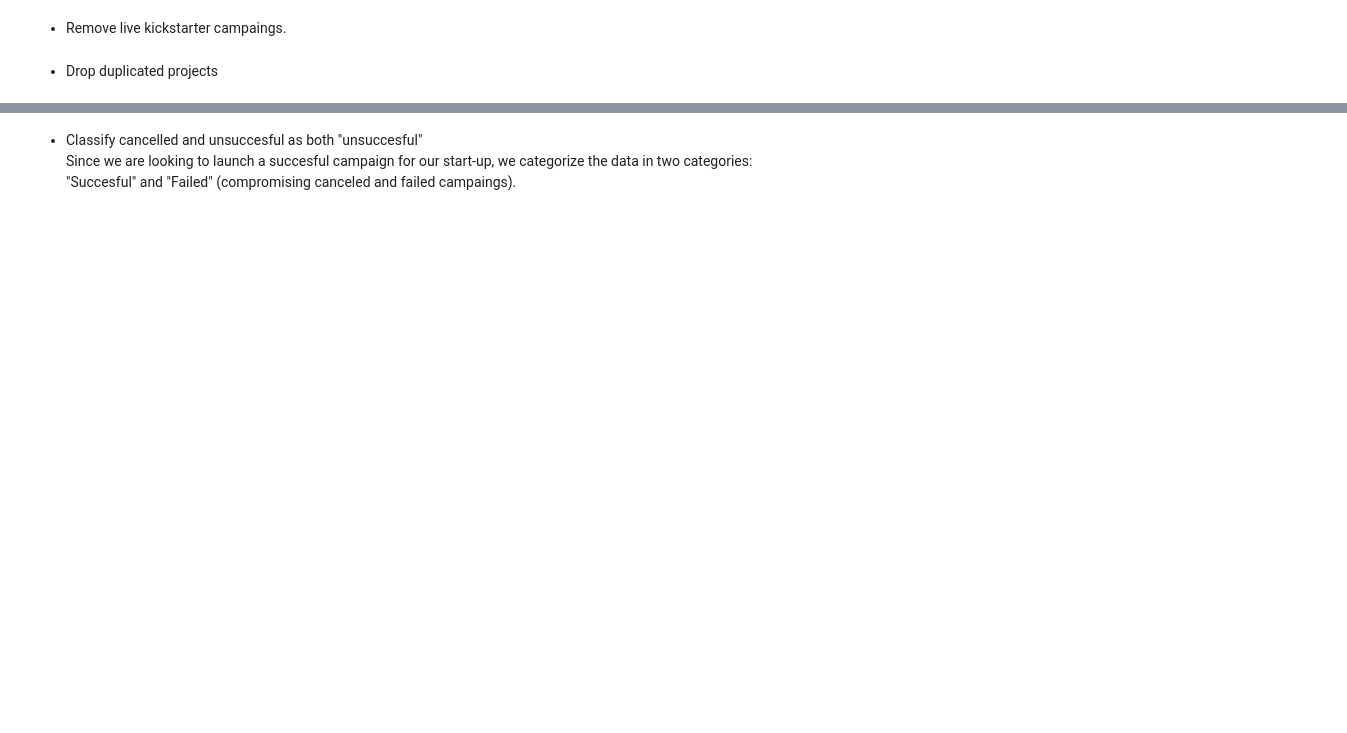
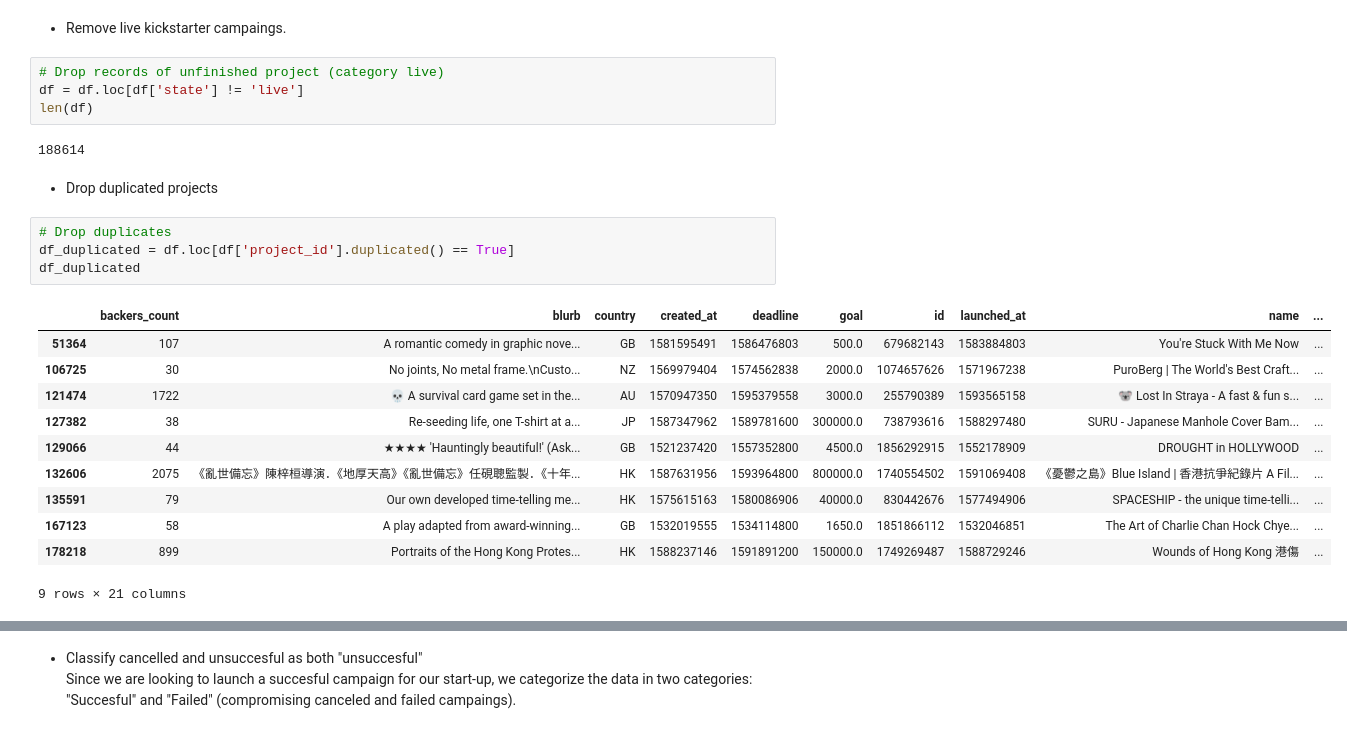
Before and after one commit to Rianne89/Kickstarter_analysis, a Jupyter notebook: Project 4-Kickstarter.ipynb, the cells around one changed output, grey strips where cells are left out. Saved outputs shown, nothing was run; the diff lists cells and outputs as text; blank space fills up the shorter version.

```diff
--- a/Project 4-Kickstarter.ipynb
+++ b/Project 4-Kickstarter.ipynb
@@ -69,4 +74,26 @@ df[['created_at','deadline', 'launched_at', 'state_changed_at']].apply(pd.to_dat
 # %% [markdown]
 - Remove live kickstarter campaings.
+# %%
+# Drop records of unfinished project (category live)
+df = df.loc[df['state'] != 'live']
+len(df)
+# %% [output]
+188614
 # %% [markdown]
 - Drop duplicated projects
+# %%
+# Drop duplicates
+df_duplicated = df.loc[df['project_id'].duplicated() == True]
+df_duplicated
+# %% [output]
+|  | backers_count | blurb | country | created_at | deadline | goal | id | launched_at | name | ... |
+| 51364 | 107 | A romantic comedy in graphic nove... | GB | 1581595491 | 1586476803 | 500.0 | 679682143 | 1583884803 | You're Stuck With Me Now | ... |
+| 106725 | 30 | No joints, No metal frame.\nCusto... | NZ | 1569979404 | 1574562838 | 2000.0 | 1074657626 | 1571967238 | PuroBerg | The World's Best Craft... | ... |
+| 121474 | 1722 | 💀 A survival card game set in the... | AU | 1570947350 | 1595379558 | 3000.0 | 255790389 | 1593565158 | 🐨 Lost In Straya - A fast & fun s... | ... |
+| 127382 | 38 | Re-seeding life, one T-shirt at a... | JP | 1587347962 | 1589781600 | 300000.0 | 738793616 | 1588297480 | SURU - Japanese Manhole Cover Bam... | ... |
+| 129066 | 44 | ★★★★ 'Hauntingly beautiful!' (Ask... | GB | 1521237420 | 1557352800 | 4500.0 | 1856292915 | 1552178909 | DROUGHT in HOLLYWOOD | ... |
+| 132606 | 2075 | 《亂世備忘》陳梓桓導演．《地厚天高》《亂世備忘》任硯聰監製．《十年... | HK | 1587631956 | 1593964800 | 800000.0 | 1740554502 | 1591069408 | 《憂鬱之島》Blue Island | 香港抗爭紀錄片 A Fil... | ... |
+| 135591 | 79 | Our own developed time-telling me... | HK | 1575615163 | 1580086906 | 40000.0 | 830442676 | 1577494906 | SPACESHIP - the unique time-telli... | ... |
+| 167123 | 58 | A play adapted from award-winning... | GB | 1532019555 | 1534114800 | 1650.0 | 1851866112 | 1532046851 | The Art of Charlie Chan Hock Chye... | ... |
+| 178218 | 899 | Portraits of the Hong Kong Protes... | HK | 1588237146 | 1591891200 | 150000.0 | 1749269487 | 1588729246 | Wounds of Hong Kong 港傷 | ... |
+9 rows × 21 columns
```
Also changed, not shown: parts of 7 cells of this notebook, 2 other files.
